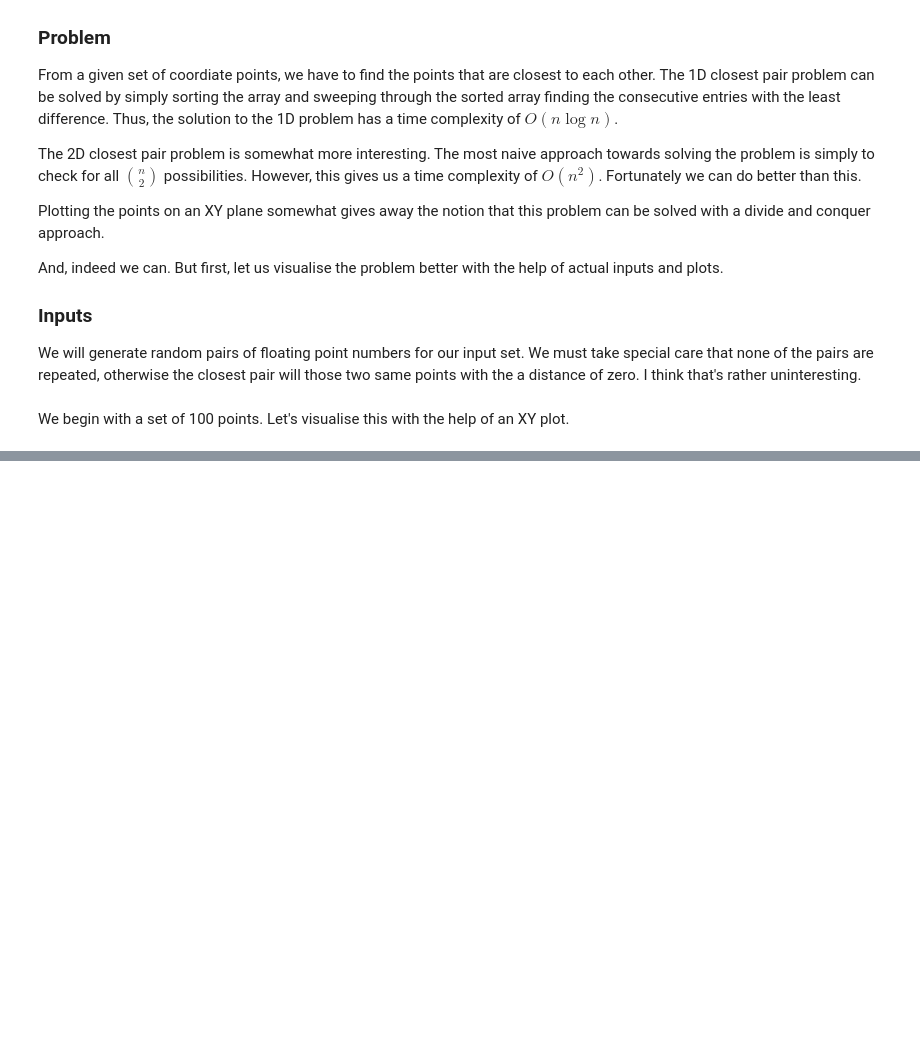
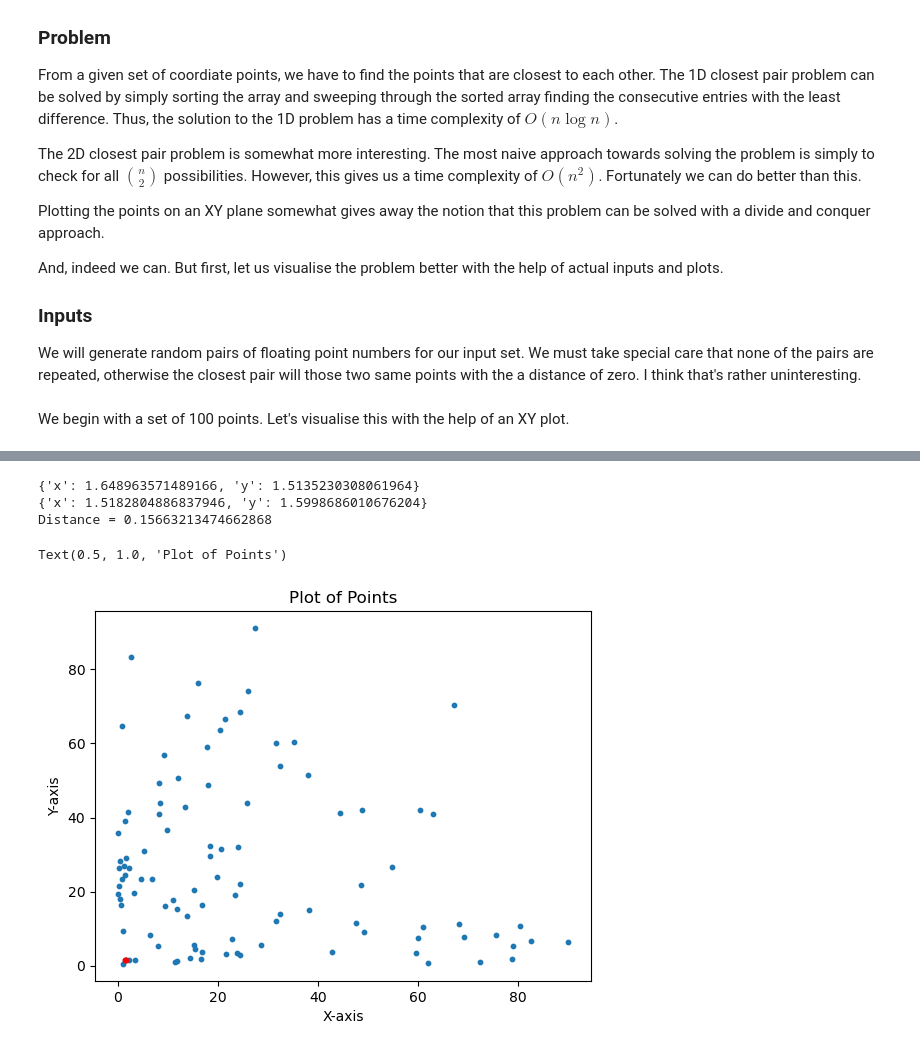
Before and after one commit to amkhrjee/algorithms-notebook, a Jupyter notebook: ClosestPair.ipynb, the cells around one changed output, grey strips where cells are left out. Cells and saved outputs as stored; diff of their text form; code cells hidden in the pictures; blank space fills up the shorter version.

```diff
--- a/ClosestPair.ipynb
+++ b/ClosestPair.ipynb
@@ -77,0 +97,71 @@ Text(0.5, 1.0, 'Plot of Points')
+# %%
+sorted_wrt_x = sorted(point_list, key=lambda d: d["x"])
+sorted_wrt_y = sorted(point_list, key=lambda d: d["y"])
+
+def get_distance(p1, p2):
+    return math.sqrt((p1["x"] - p2["x"])**2 + (p1["y"] - p2["y"])**2)
+
+def get_closest_pair(sorted_wrt_x, sorted_wrt_y):
+    if len(sorted_wrt_x) == 1:
+        return None
+    elif len(sorted_wrt_x) == 2:
+        return sorted_wrt_x[0], sorted_wrt_x[1]
+    elif len(sorted_wrt_x) == 3:
+        dist_01 = get_distance(sorted_wrt_x[0], sorted_wrt_x[1])
+        dist_02 = get_distance(sorted_wrt_x[0], sorted_wrt_x[2])
+        dist_12 = get_distance(sorted_wrt_x[1], sorted_wrt_x[2])
+
+        min_dist = min(dist_01, dist_02, dist_12)
+        if min_dist == dist_01:
+            return sorted_wrt_x[0], sorted_wrt_x[1]
+        elif min_dist == dist_02:
+            return sorted_wrt_x[0], sorted_wrt_x[2]
+        else:
+            return sorted_wrt_x[1], sorted_wrt_x[2]
+
+    else:
+        mid_point_index = len(sorted_wrt_x) // 2
+        mid_point = sorted_wrt_x[mid_point_index]
+        left_point_one, left_point_two = get_closest_pair(sorted_wrt_x[:mid_point_index], sorted_wrt_y)
+        right_point_one, right_point_two = get_closest_pair(sorted_wrt_x[mid_point_index:], sorted_wrt_y)
+
+        if get_distance(left_point_one, left_point_two) < get_distance(right_point_one, right_point_two):
+            final_pair = left_point_one, left_point_two
+            min_dist = get_distance(left_point_one, left_point_two)
+        else:
+            final_pair = right_point_one, right_point_two
+            min_dist = get_distance(right_point_one, right_point_two)
+
+        index = 0
+        for each_point in sorted_wrt_y:
+            if each_point["x"] <= mid_point["x"] + min_dist and each_point["x"] >= mid_point["x"] - min_dist:
+                j = 1
+                while j in range(1, 7) and (index + j) < len(sorted_wrt_y):
+                    temp_dist = get_distance(each_point, sorted_wrt_y[index + j])
+                    if temp_dist < min_dist:
+                        min_dist = temp_dist
+                        final_pair = each_point, sorted_wrt_y[index + j]
+                    j += 1
+            index += 1
+    return final_pair
+
+p1, p2 = get_closest_pair(sorted_wrt_x, sorted_wrt_y)
+
+print(p1)
+print(p2)
+print("Distance =", get_distance(p1, p2))
+
+# Plotting on the XY plane
+plt.scatter(x_values, y_values, s=10)
+plt.scatter([p1["x"], p2["x"]], [p1["y"], p2["y"]], s=10, color='red')
+
+# Adding labels and title
+plt.xlabel('X-axis')
+plt.ylabel('Y-axis')
+plt.title('Plot of Points')
+# %% [output]
+{'x': 1.648963571489166, 'y': 1.5135230308061964}
+{'x': 1.5182804886837946, 'y': 1.5998686010676204}
+Distance = 0.15663213474662868
+Text(0.5, 1.0, 'Plot of Points')
+[figure, added]
```
Also changed, not shown: parts of 7 cells of this notebook.
